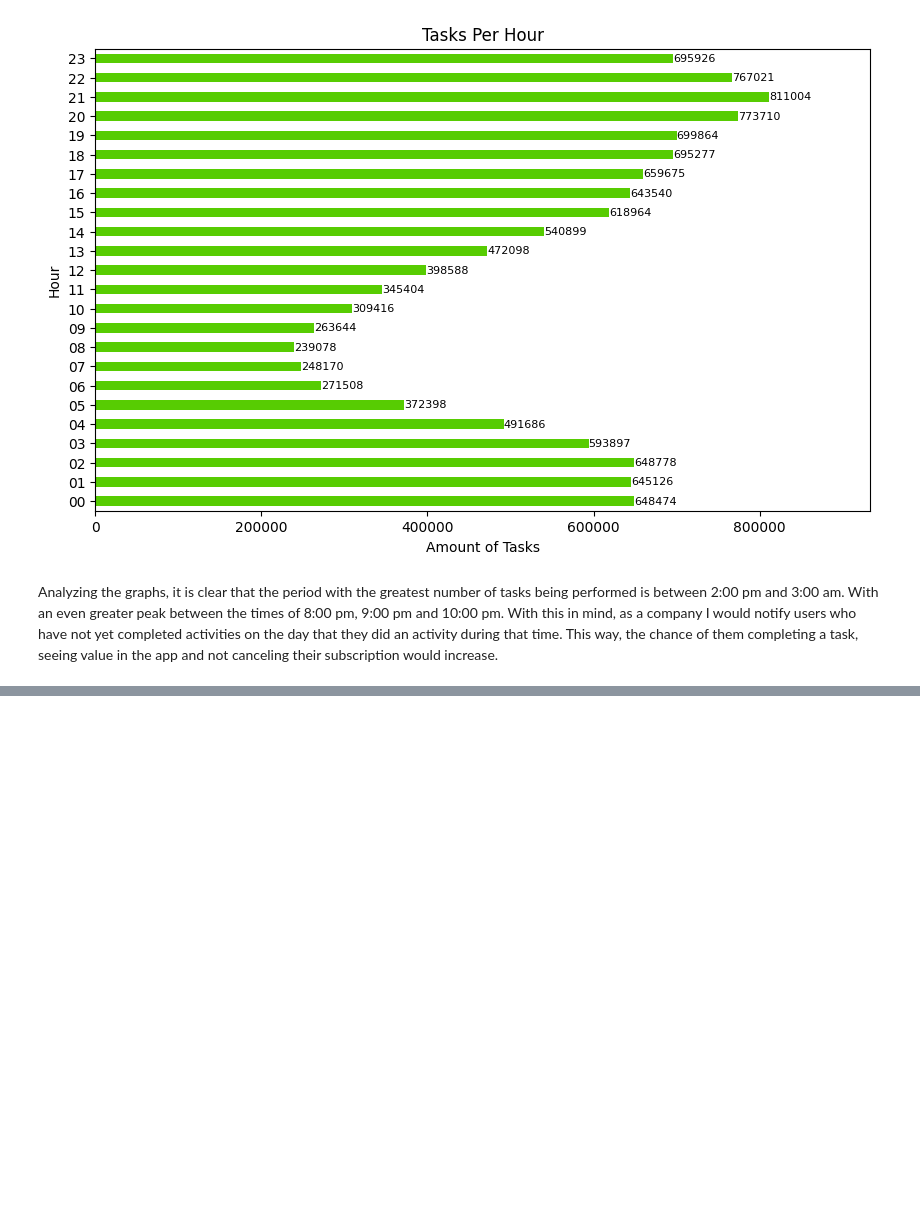
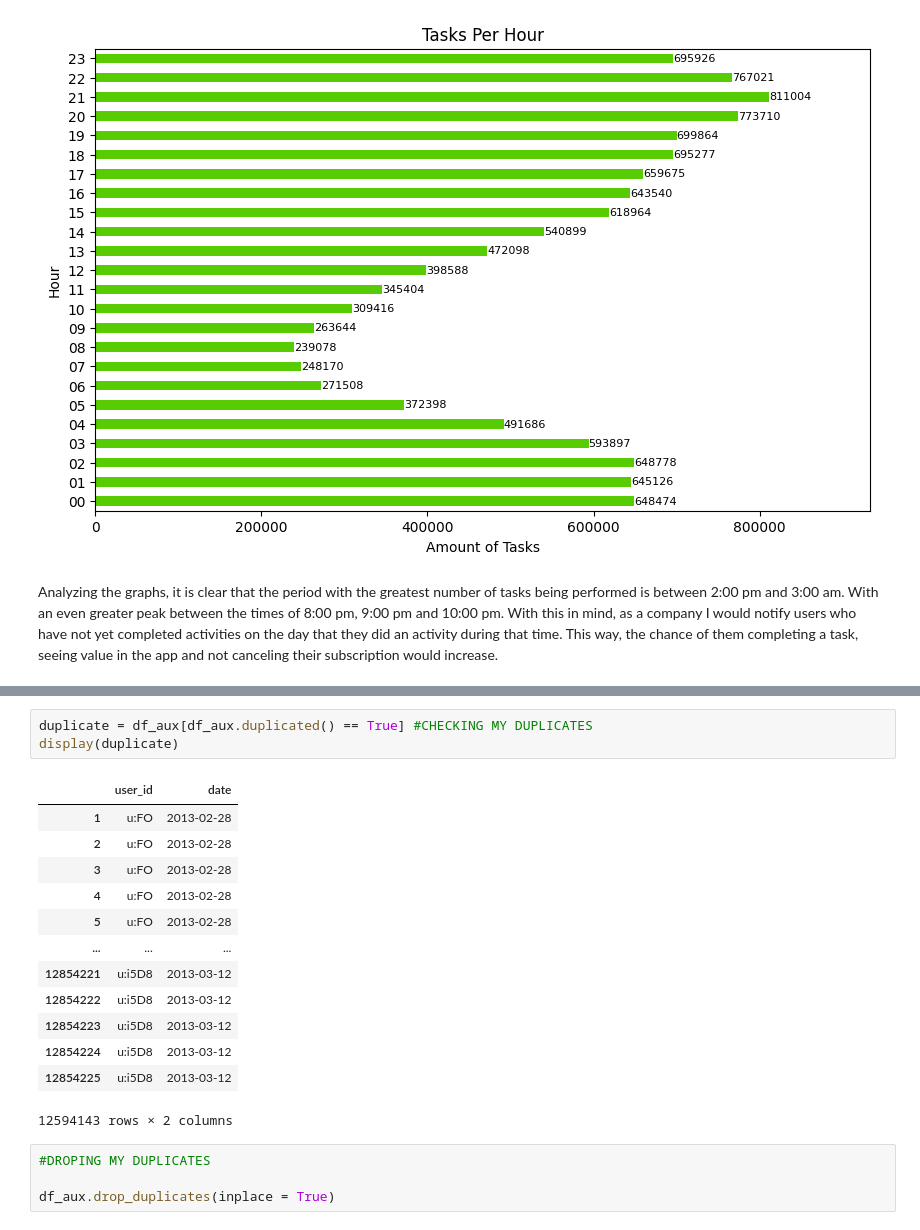
Before and after one commit to lucassigoli/Data-Analysis-Duolingo-Project, a Jupyter notebook: duolingo_analysis_jupyter.v2.ipynb, the cells around one changed output, grey strips where cells are left out. Drawn from its saved outputs; the diff is of its cells as text; blank space fills up the shorter version.

```diff
--- a/duolingo_analysis_jupyter.v2.ipynb
+++ b/duolingo_analysis_jupyter.v2.ipynb
@@ -349,0 +406,21 @@ Analyzing the graphs, it is clear that the period with the greatest number of ta
+# %%
+duplicate = df_aux[df_aux.duplicated() == True] #CHECKING MY DUPLICATES
+display(duplicate)
+# %% [output]
+|  | user_id | date |
+| 1 | u:FO | 2013-02-28 |
+| 2 | u:FO | 2013-02-28 |
+| 3 | u:FO | 2013-02-28 |
+| 4 | u:FO | 2013-02-28 |
+| 5 | u:FO | 2013-02-28 |
+| ... | ... | ... |
+| 12854221 | u:i5D8 | 2013-03-12 |
+| 12854222 | u:i5D8 | 2013-03-12 |
+| 12854223 | u:i5D8 | 2013-03-12 |
+| 12854224 | u:i5D8 | 2013-03-12 |
+| 12854225 | u:i5D8 | 2013-03-12 |
+12594143 rows × 2 columns
+# %%
+#DROPING MY DUPLICATES
+
+df_aux.drop_duplicates(inplace = True)
```
Also changed, not shown: parts of 20 cells of this notebook.
